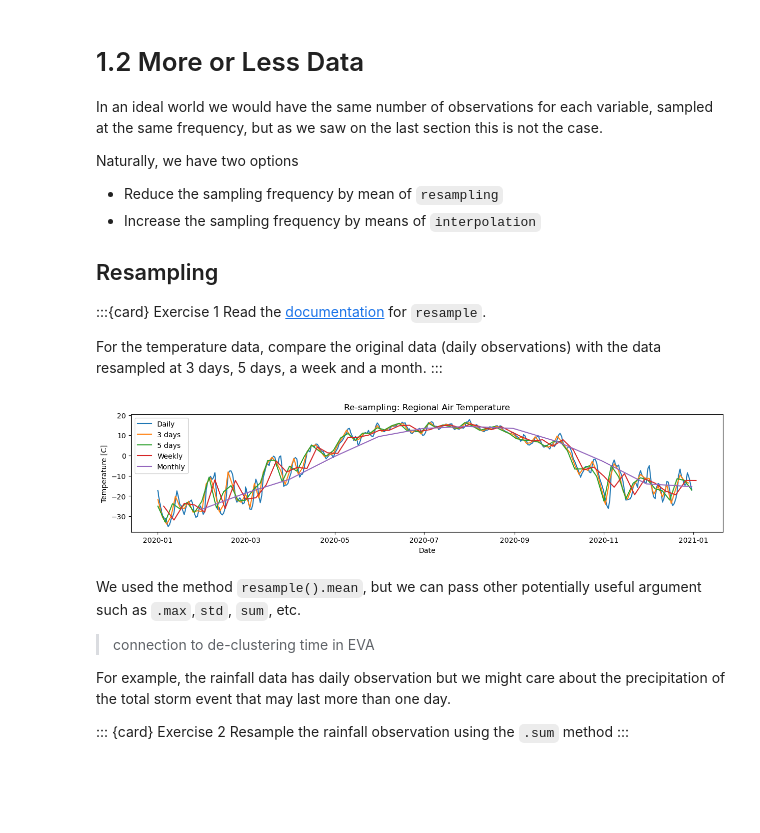
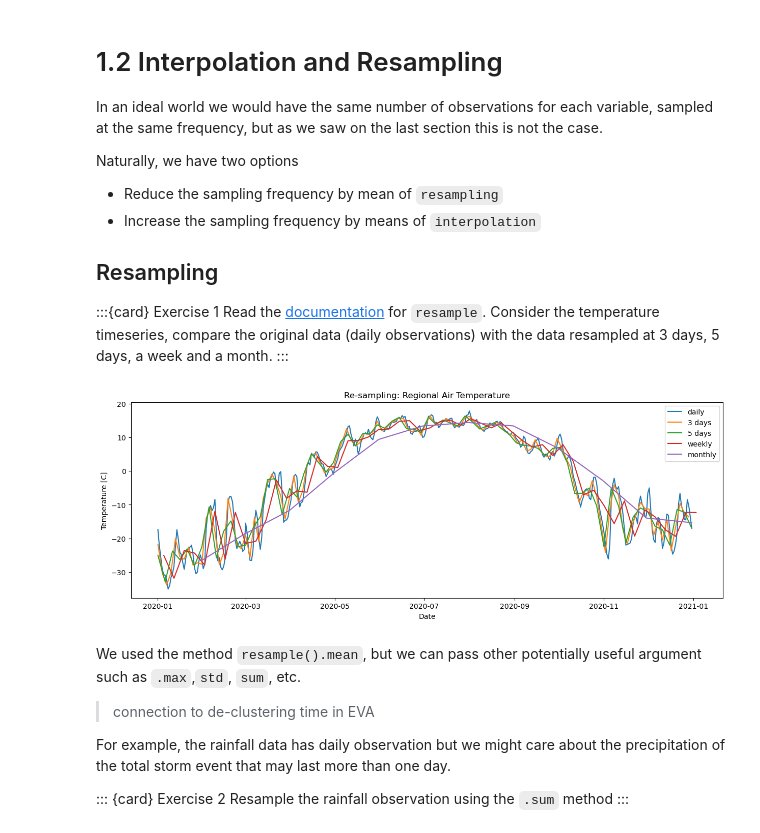
Before and after one commit to iceclassic/mude, a Jupyter notebook: book/Part_1/Resample_interp.ipynb, the cells around one changed output. Saved outputs shown, nothing was run; the diff lists cells and outputs as text; code cells hidden in the pictures; blank space fills up the shorter version.

```diff
--- a/book/Part_1/Resample_interp.ipynb
+++ b/book/Part_1/Resample_interp.ipynb
@@ -1,5 +1,5 @@
 # %% [markdown]
-# 1.2 More or Less Data
+# 1.2 Interpolation and Resampling
 In an ideal world we would have the same number of observations for each variable, sampled at the same frequency, but as we saw on the last section this is not the case.
 
 Naturally, we have two options
@@ -10,8 +10,7 @@ Naturally, we have two options
 ## Resampling
 :::{card} Exercise 1
 Read the [documentation](https://pandas.pydata.org/pandas-docs/stable/reference/api/pandas.DataFrame.resample.html) for  `resample`.
-
- For the temperature data,  compare the original data (daily observations) with the data resampled at 3 days, 5 days, a week and a month.
+Consider the temperature timeseries, compare the original data (daily observations) with the data resampled at 3 days, 5 days, a week and a month.
 :::
 # %%
 from funciones import*
@@ -20,32 +19,31 @@ import numpy as np
 import plotly.graph_objects as go
 from importlib import reload
 
-# Data=pd.read_csv("../../Data/Time_series_DATA.txt",skiprows=149,index_col=0)
-file3=import_data_browser('https://raw.githubusercontent.com/iceclassic/mude/develop_1/data/Time_series_DATA.txt')
-Data=pd.read_csv(file3,skiprows=149,index_col=0)
-Data.index = Data.index.astype(str).str.split().str[0]
+Data=pd.read_csv("../../Data/Time_series_DATA.txt",skiprows=149,index_col=0,sep='\t')
+#file3=import_data_browser('https://raw.githubusercontent.com/iceclassic/mude/develop_1/data/Time_series_DATA.txt')
+#Data=pd.read_csv(file3,skiprows=149,index_col=0,sep='\t')
 Data.index = pd.to_datetime(Data.index, format="%Y-%m-%d")
 # %%
 Temperature=Data['Regional: Air temperature [C]']
 Temperature= Temperature[(Temperature.index.year >= 2020) & (Temperature.index.year < 2021)]
 Temp_w3=Temperature.resample('3D').mean()
 Temp_w5=Temperature.resample('5D').mean()
 Temp_w7=Temperature.resample('W').mean()
 Temp_w30=Temperature.resample('ME').mean()
 
-fig, axs = plt.subplots(figsize=(15, 3))
+fig, axs = plt.subplots(figsize=(15, 5))
 plt.title('Re-sampling: Regional Air Temperature')
-plt.plot(Temperature, label='Daily')
+plt.plot(Temperature, label='daily')
 plt.plot(Temp_w3,label='3 days')
 plt.plot(Temp_w5,label='5 days')
-plt.plot(Temp_w7,label='Weekly')
-plt.plot(Temp_w30,label='Monthly')
+plt.plot(Temp_w7,label='weekly')
+plt.plot(Temp_w30,label='monthly')
 plt.ylabel("Temperature [C]")
 plt.xlabel("Date")
 plt.legend()
 plt.show()
 # %% [output]
-[figure, old version]
+[figure, new version]
 # %% [markdown]
 We used the method `resample().mean`, but we can pass other potentially useful argument such as `.max`,`std`, `sum`, etc.
 > connection to de-clustering time in EVA
```
Also changed, not shown: parts of 4 cells of this notebook, 4 other files.
